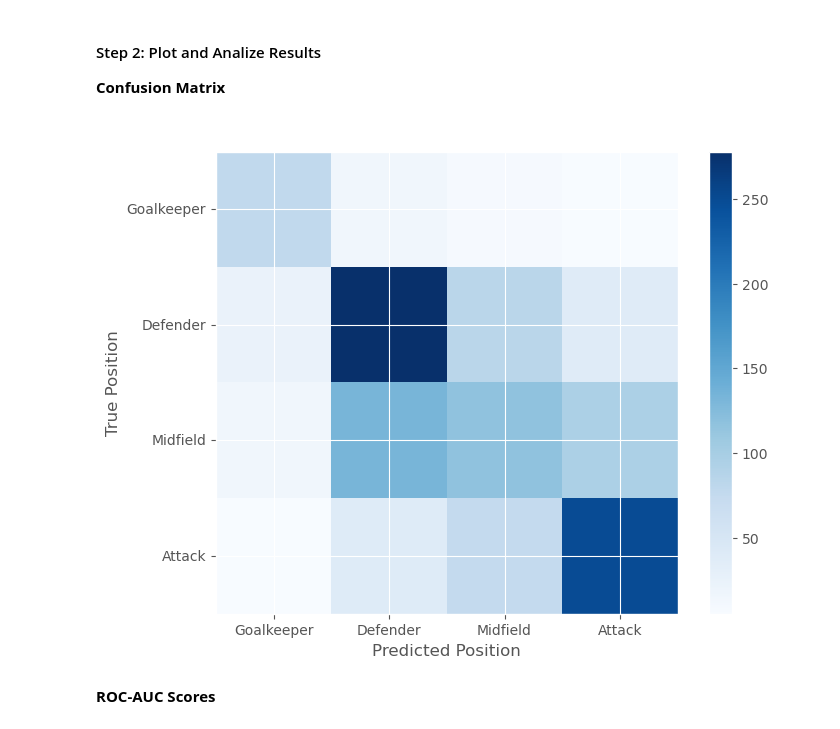
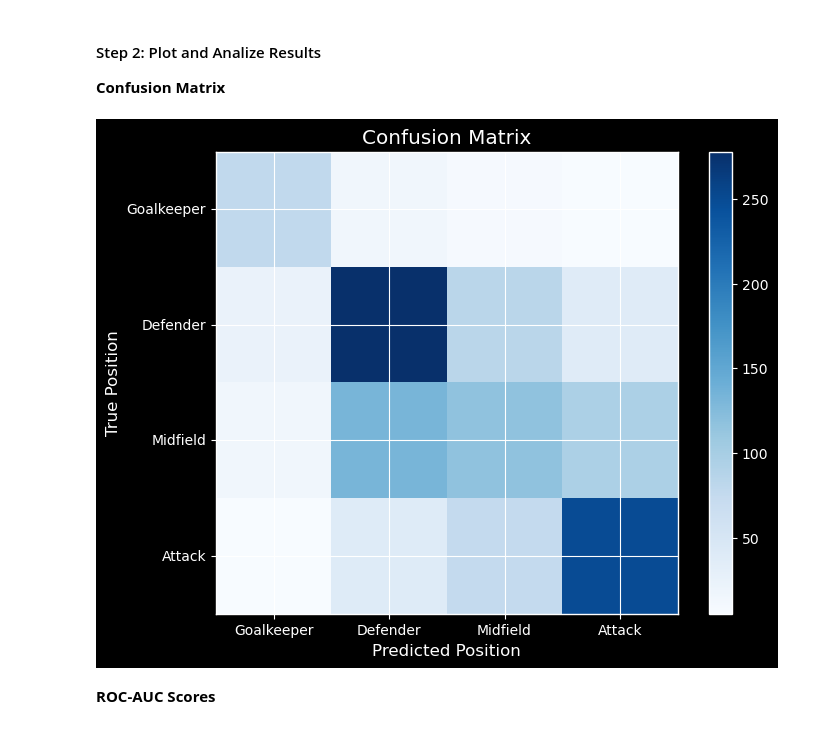
Before and after one commit to sfc-gh-mconsoli/hol_football_ml_snowpark, a Jupyter notebook: Football_Players_Classification_Snowpark.ipynb, the cells around one changed output. Saved outputs shown, nothing was run; the diff lists cells and outputs as text; code cells hidden in the pictures.

Commit message:
dark_background style - plots.

```diff
--- a/Football_Players_Classification_Snowpark.ipynb
+++ b/Football_Players_Classification_Snowpark.ipynb
@@ -660,30 +660,30 @@ Accuracy on test data: 57.55%
 # %%
 #plot confusion matrix and something else
 
 import matplotlib.pyplot as plt
 import seaborn as sns
 
 # Set a dark background style for the plots. Why? Because it's cool!
-plt.style.use('ggplot')
+plt.style.use('dark_background')
 
 # Convert numeric labels back to original string labels
 position_labels = ['Goalkeeper', 'Defender', 'Midfield', 'Attack']
 
 # Plot Confusion Matrix
 plt.figure(figsize=(8, 6))
 plt.imshow(conf_matrix_df, interpolation='nearest', cmap=plt.cm.Blues)
 plt.title('Confusion Matrix')
 plt.colorbar()
 
 tick_marks = range(len(position_labels))
 plt.xticks(tick_marks, position_labels, ha='center')  # Center x-axis labels
 plt.yticks(tick_marks, position_labels, va='center')  # Center y-axis labels
 
 plt.xlabel('Predicted Position')
 plt.ylabel('True Position')
 plt.show()
 # %% [output]
-[figure, old version]
+[figure, new version]
 # %% [markdown]
 **ROC-AUC Scores**
 # %%
```
Also changed, not shown: parts of 1 cell of this notebook.
